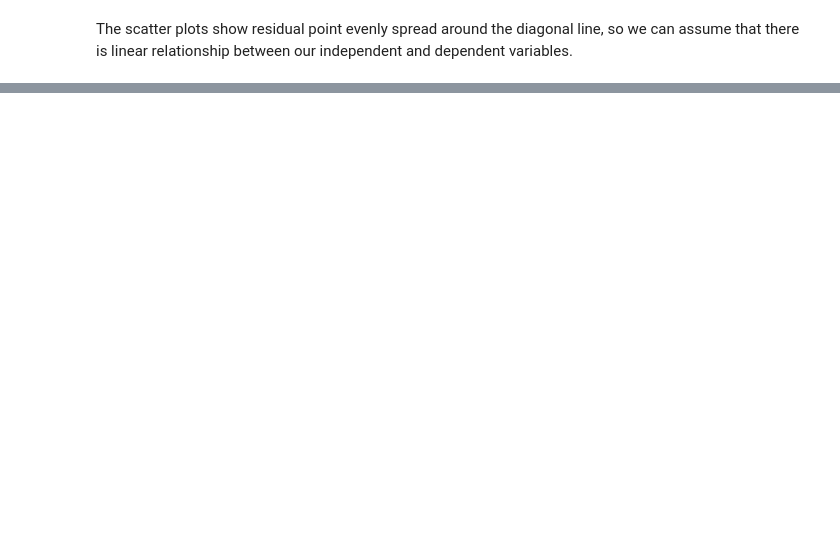
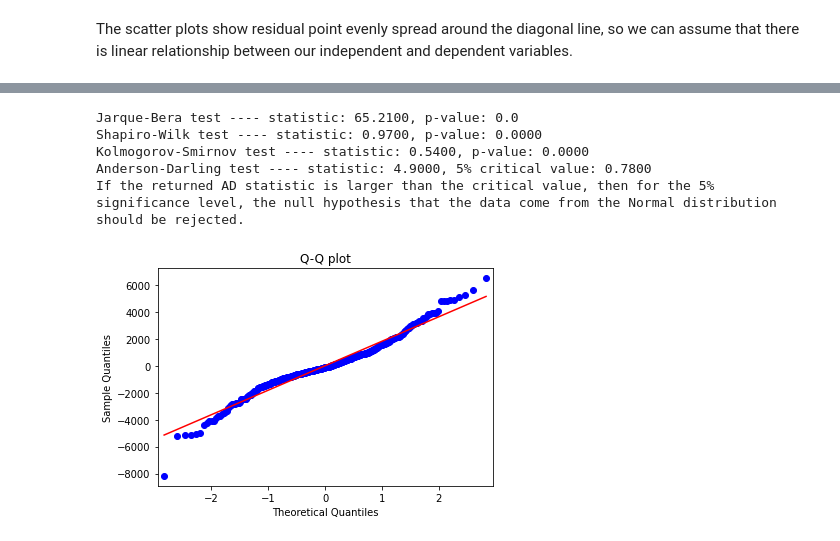
Before and after one commit to gmarambaia/gmarambaia, a Jupyter notebook: Capstone_Coursera_Part2.ipynb, the cells around one changed output, grey strips where cells are left out. Saved outputs shown, nothing was run; the diff lists cells and outputs as text; code cells hidden in the pictures; blank space fills up the shorter version.

```diff
--- a/Capstone_Coursera_Part2.ipynb
+++ b/Capstone_Coursera_Part2.ipynb
@@ -104,12 +96,10 @@ from sklearn.metrics import mean_squared_error
 # %%
-# Set independent and dependent variables
-X = df.loc[:, df.columns != 'loss']
-y = df.loc[:, df.columns == 'loss']
-
 #importing the model
 from sklearn.linear_model import LinearRegression
 regr = LinearRegression()
-model = regr.fit(X, y)
+model = regr.fit(X_train, y_train)
+
+#y_pred = model.predict(X_test)
 
 print('Intercept:', model.intercept_)
 print('Coefficients:', model.coef_)
@@ -375,3 +247,0 @@ Com o modelo treinado, ele já está pronto para fazer previsões em cima de dad
-# %%
-model = model.fit(X_train, y_train)
-y_pred = model.predict(X_test)
@@ -409,0 +273,33 @@ MSE:             3620560.528699045
+# %%
+from scipy import stats
+
+def normality_of_residuals_test(model):
+    '''
+    Function for drawing the normal QQ-plot of the residuals and running 4 statistical tests to
+    investigate the normality of residuals.
+
+    Arg:
+    * model - fitted OLS models from statsmodels
+    '''
+    sm.ProbPlot(olsmod.resid).qqplot(line='s');
+    plt.title('Q-Q plot');
+
+    jb = stats.jarque_bera(olsmod.resid)
+    sw = stats.shapiro(olsmod.resid)
+    ad = stats.anderson(olsmod.resid, dist='norm')
+    ks = stats.kstest(olsmod.resid, 'norm')
+
+    print(f'Jarque-Bera test ---- statistic: {round(jb[0],2):.4f}, p-value: {round(jb[1],2)}')
+    print(f'Shapiro-Wilk test ---- statistic: {round(sw[0],2):.4f}, p-value: {round(sw[1],2):.4f}')
+    print(f'Kolmogorov-Smirnov test ---- statistic: {round(ks.statistic,2):.4f}, p-value: {round(ks.pvalue,2):.4f}')
+    print(f'Anderson-Darling test ---- statistic: {round(ad.statistic,2):.4f}, 5% critical value: {round(ad.critical_values[2],2):.4f}')
+    print('If the returned AD statistic is larger than the critical value, then for the 5% significance level, the null hypothesis that the data come from the Normal distribution should be rejected. ')
+
+normality_of_residuals_test(regr)
+# %% [output]
+Jarque-Bera test ---- statistic: 65.2100, p-value: 0.0
+Shapiro-Wilk test ---- statistic: 0.9700, p-value: 0.0000
+Kolmogorov-Smirnov test ---- statistic: 0.5400, p-value: 0.0000
+Anderson-Darling test ---- statistic: 4.9000, 5% critical value: 0.7800
+If the returned AD statistic is larger than the critical value, then for the 5% significance level, the null hypothesis that the data come from the Normal distribution should be rejected.
+[figure, added]
```
Also changed, not shown: parts of 64 cells of this notebook.
